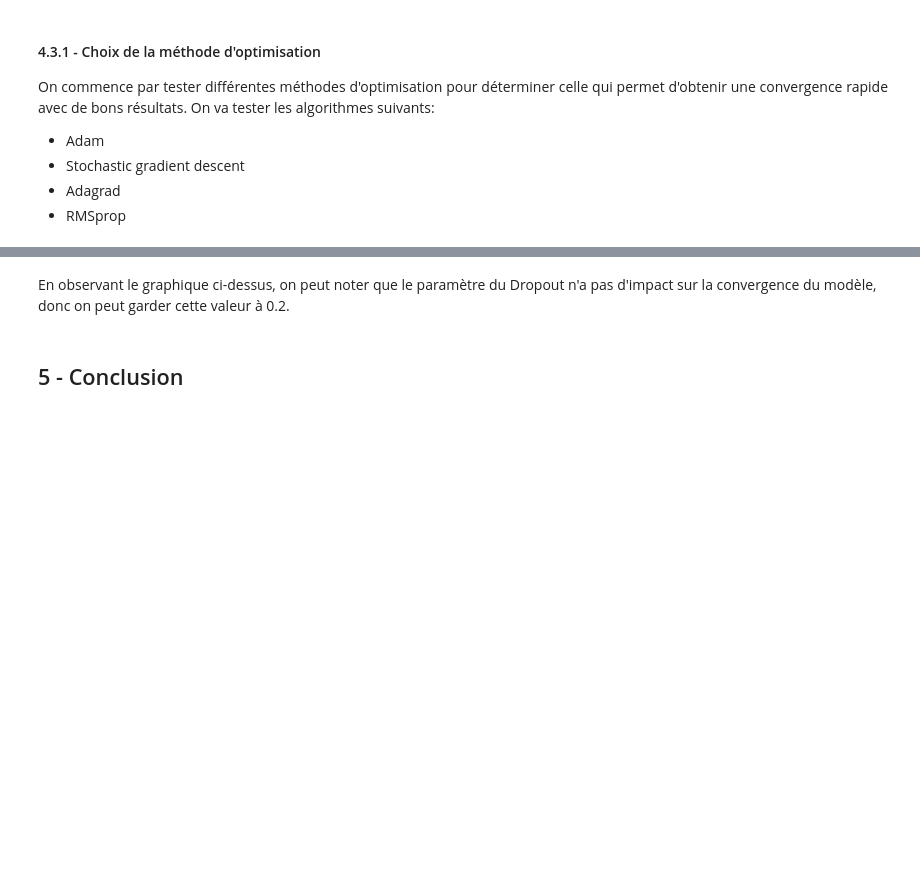
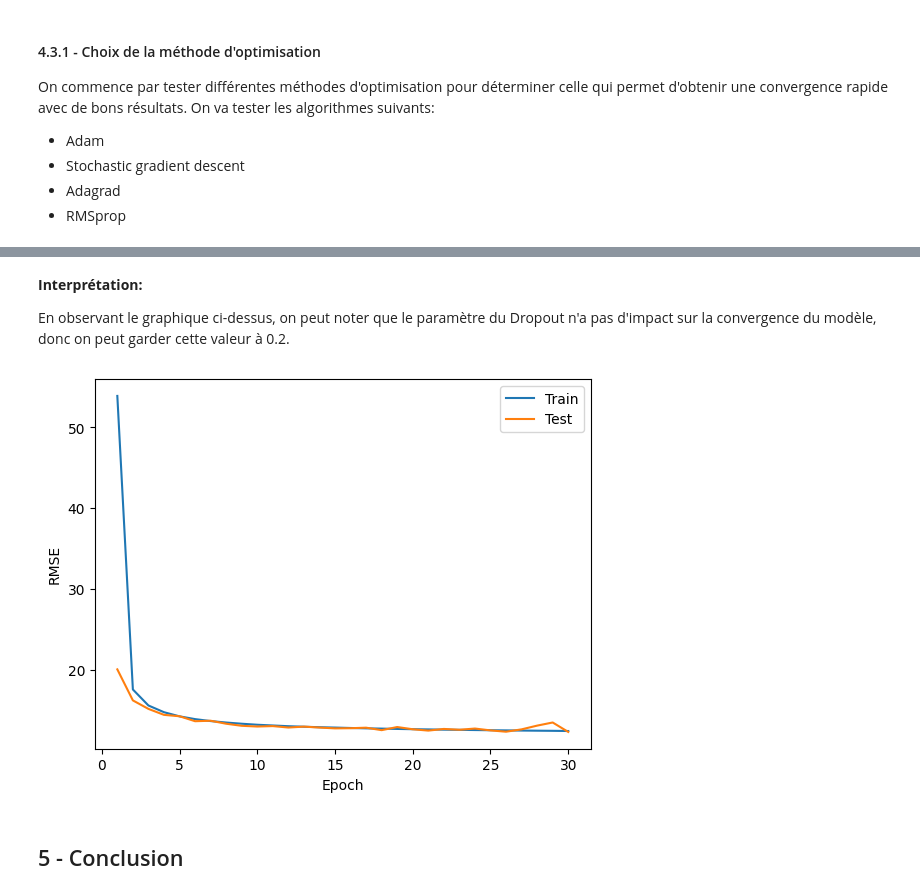
Before and after one commit to BTS-team/ia_challenge_2023, a Jupyter notebook: sy23_rapport.ipynb, the cells around one changed output, grey strips where cells are left out. Drawn from its saved outputs; the diff is of its cells as text; code cells hidden in the pictures; blank space fills up the shorter version.

```diff
--- a/sy23_rapport.ipynb
+++ b/sy23_rapport.ipynb
@@ -1494,2 +1707,4 @@ show('./img/dropout_coef.png')
 # %% [markdown]
+**Interprétation:**
+
 En observant le graphique ci-dessus, on peut noter que le paramètre du Dropout n'a pas d'impact sur la convergence du modèle, donc on peut garder cette valeur à 0.2.
@@ -1496,3 +1750,8 @@ En observant le graphique ci-dessus, on peut noter que le paramètre du Dropout
+# %%
+# Decommenter si le graphique n'est plus affiché
+show('./img/last_model.png')
+# %% [output]
+[figure, added]
 # %% [markdown]
 ## 5 - Conclusion
 # %% [markdown]
```
Also changed, not shown: parts of 66 cells of this notebook, 13 other files.
